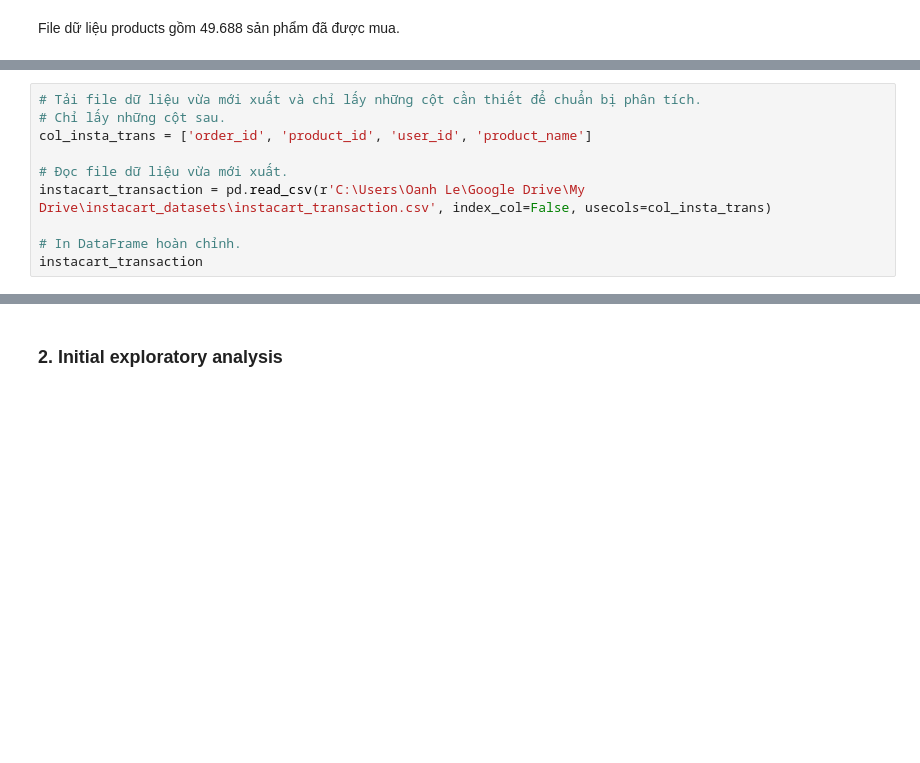
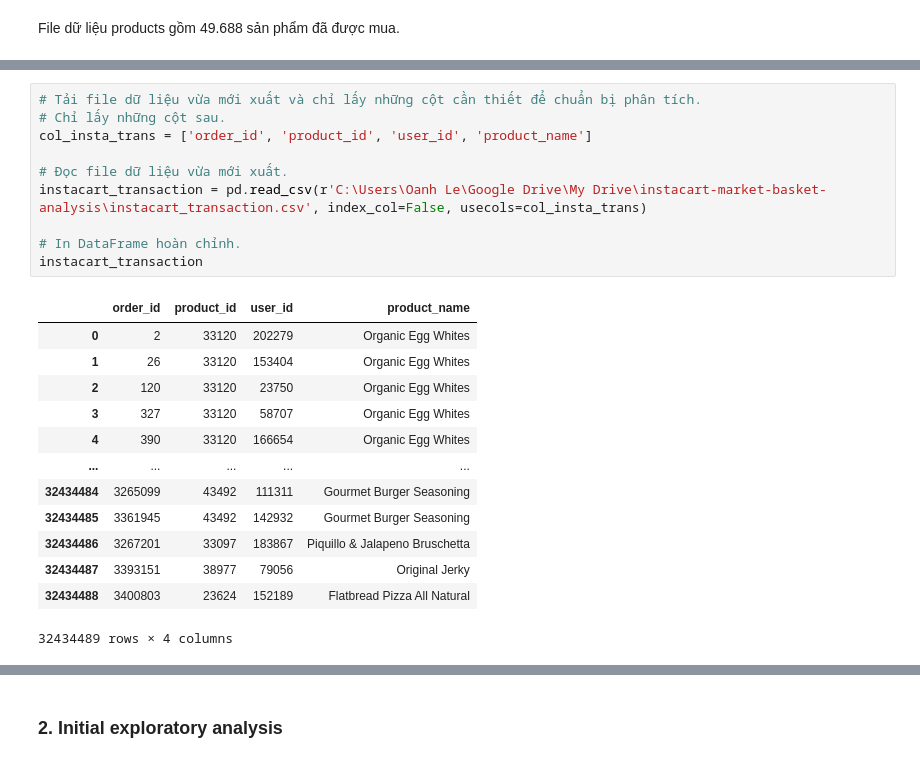
Before and after one commit to oanhmay/MBA-Instacart-Dataset, a Jupyter notebook: maket-basket-analysis-using-apriori-algorithm.ipynb, the cells around one changed output, grey strips where cells are left out. Drawn from its saved outputs; the diff is of its cells as text; blank space fills up the shorter version.

```diff
--- a/maket-basket-analysis-using-apriori-algorithm.ipynb
+++ b/maket-basket-analysis-using-apriori-algorithm.ipynb
@@ -90,13 +123,27 @@ instacart_transaction
 # %%
 # Tải file dữ liệu vừa mới xuất và chỉ lấy những cột cần thiết để chuẩn bị phân tích.
 # Chỉ lấy những cột sau.
 col_insta_trans = ['order_id', 'product_id', 'user_id', 'product_name']
 
 # Đọc file dữ liệu vừa mới xuất.
-instacart_transaction = pd.read_csv(r'C:\Users\Oanh Le\Google Drive\My Drive\instacart_datasets\instacart_transaction.csv', index_col=False, usecols=col_insta_trans)
+instacart_transaction = pd.read_csv(r'C:\Users\Oanh Le\Google Drive\My Drive\instacart-market-basket-analysis\instacart_transaction.csv', index_col=False, usecols=col_insta_trans)
 
 # In DataFrame hoàn chỉnh.
 instacart_transaction
+# %% [output]
+|  | order_id | product_id | user_id | product_name |
+| 0 | 2 | 33120 | 202279 | Organic Egg Whites |
+| 1 | 26 | 33120 | 153404 | Organic Egg Whites |
+| 2 | 120 | 33120 | 23750 | Organic Egg Whites |
+| 3 | 327 | 33120 | 58707 | Organic Egg Whites |
+| 4 | 390 | 33120 | 166654 | Organic Egg Whites |
+| ... | ... | ... | ... | ... |
+| 32434484 | 3265099 | 43492 | 111311 | Gourmet Burger Seasoning |
+| 32434485 | 3361945 | 43492 | 142932 | Gourmet Burger Seasoning |
+| 32434486 | 3267201 | 33097 | 183867 | Piquillo & Jalapeno Bruschetta |
+| 32434487 | 3393151 | 38977 | 79056 | Original Jerky |
+| 32434488 | 3400803 | 23624 | 152189 | Flatbread Pizza All Natural |
+32434489 rows × 4 columns
 # %%
 # Thông tin sơ lược về DataFrame.
 instacart_transaction.info()
```
Also changed, not shown: parts of 12 cells of this notebook.
